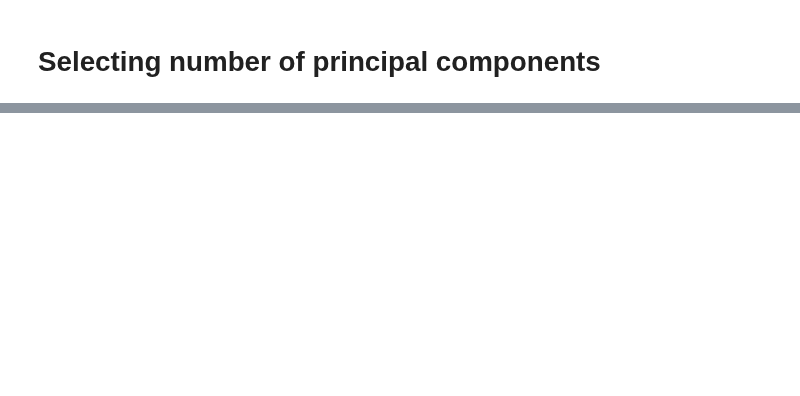
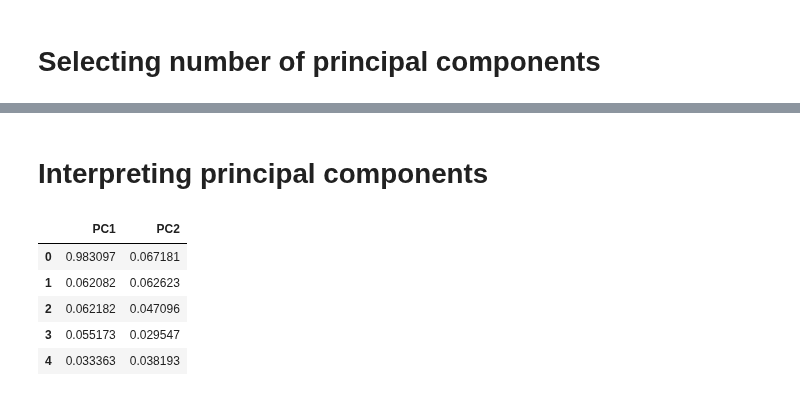
Before and after one commit to rhyan10/unsupervised-learning-molecular-systems, a Jupyter notebook: 2-Dimensionality-Reduction/2-Tutorial.ipynb, the cells around one changed output, grey strips where cells are left out. Saved outputs shown, nothing was run; the diff lists cells and outputs as text; code cells hidden in the pictures; blank space fills up the shorter version.

```diff
--- a/2-Dimensionality-Reduction/2-Tutorial.ipynb
+++ b/2-Dimensionality-Reduction/2-Tutorial.ipynb
@@ -232,0 +285,19 @@ As can be seen above the explained variance for the 8 first principle components
+# %% [markdown]
+# Interpreting principal components
+# %%
+pca = PCA(n_components=2)
+pca.fit(df_scaled)
+X_reduced = pca.transform(df_scaled)
+# %%
+df_importance = pd.DataFrame(pca.components_)
+df_importance = df_importance.apply(np.abs)
+df_importance = df_importance.transpose()
+df_importance.columns = ["PC1", "PC2"]
+df_importance.head(5)
+# %% [output]
+|  | PC1 | PC2 |
+| 0 | 0.983097 | 0.067181 |
+| 1 | 0.062082 | 0.062623 |
+| 2 | 0.062182 | 0.047096 |
+| 3 | 0.055173 | 0.029547 |
+| 4 | 0.033363 | 0.038193 |
```
Also changed, not shown: parts of 24 cells of this notebook, 1 other file.
